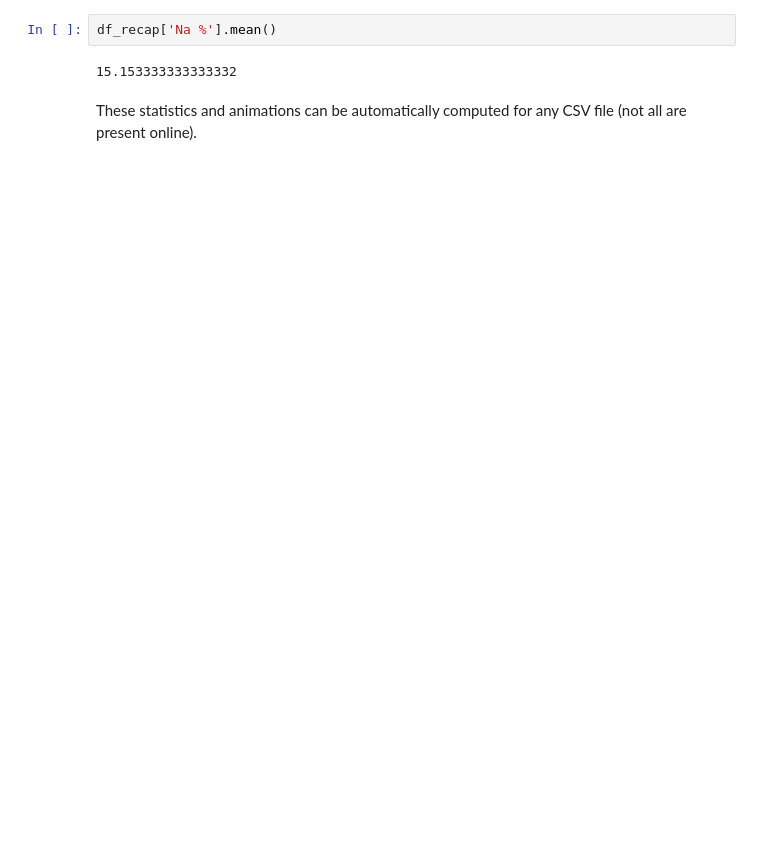
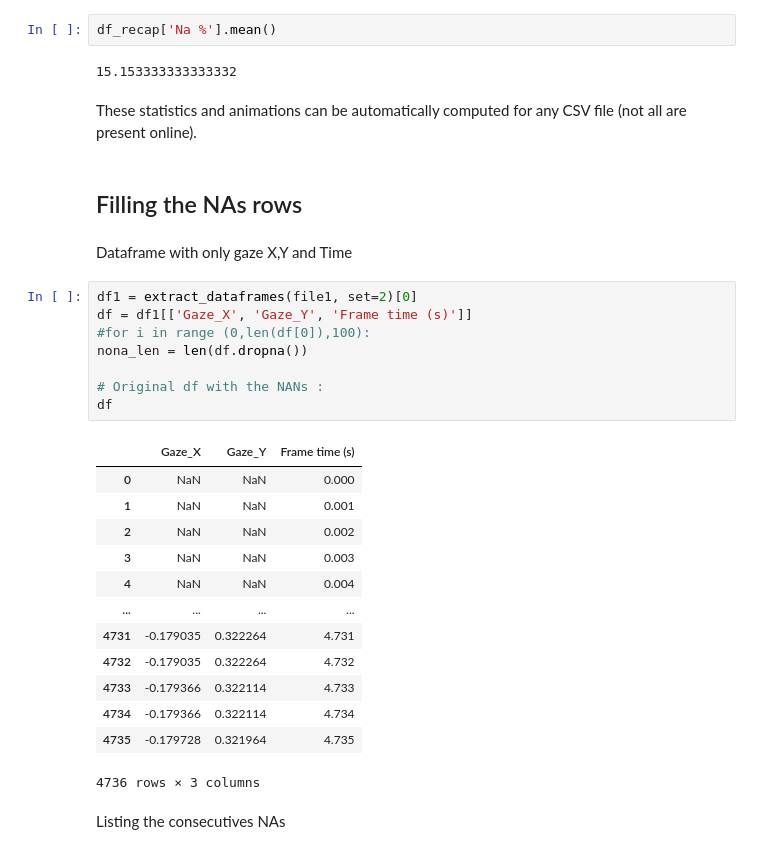
Before and after one commit to toelt-llc/KiPy, a Jupyter notebook: code/processing_flicker.ipynb, the cells around one changed output. Cells and saved outputs as stored; diff of their text form; blank space fills up the shorter version.

Commit message:
Filling the NA rows

```diff
--- a/code/processing_flicker.ipynb
+++ b/code/processing_flicker.ipynb
@@ -86,3 +102,31 @@ df_recap['Na %'].mean()
 15.153333333333332
 # %% [markdown]
 These statistics and animations can be automatically computed for any CSV file (not all are present online).
+# %% [markdown]
+## Filling the NAs rows
+# %% [markdown]
+Dataframe with only gaze X,Y and Time
+# %%
+df1 = extract_dataframes(file1, set=2)[0]
+df = df1[['Gaze_X', 'Gaze_Y', 'Frame time (s)']]
+#for i in range (0,len(df[0]),100):
+nona_len = len(df.dropna())
+
+# Original df with the NANs :
+df
+# %% [output]
+|  | Gaze_X | Gaze_Y | Frame time (s) |
+| 0 | NaN | NaN | 0.000 |
+| 1 | NaN | NaN | 0.001 |
+| 2 | NaN | NaN | 0.002 |
+| 3 | NaN | NaN | 0.003 |
+| 4 | NaN | NaN | 0.004 |
+| ... | ... | ... | ... |
+| 4731 | -0.179035 | 0.322264 | 4.731 |
+| 4732 | -0.179035 | 0.322264 | 4.732 |
+| 4733 | -0.179366 | 0.322114 | 4.733 |
+| 4734 | -0.179366 | 0.322114 | 4.734 |
+| 4735 | -0.179728 | 0.321964 | 4.735 |
+4736 rows × 3 columns
+# %% [markdown]
+Listing the consecutives NAs
```
Also changed, not shown: parts of 31 cells of this notebook.
